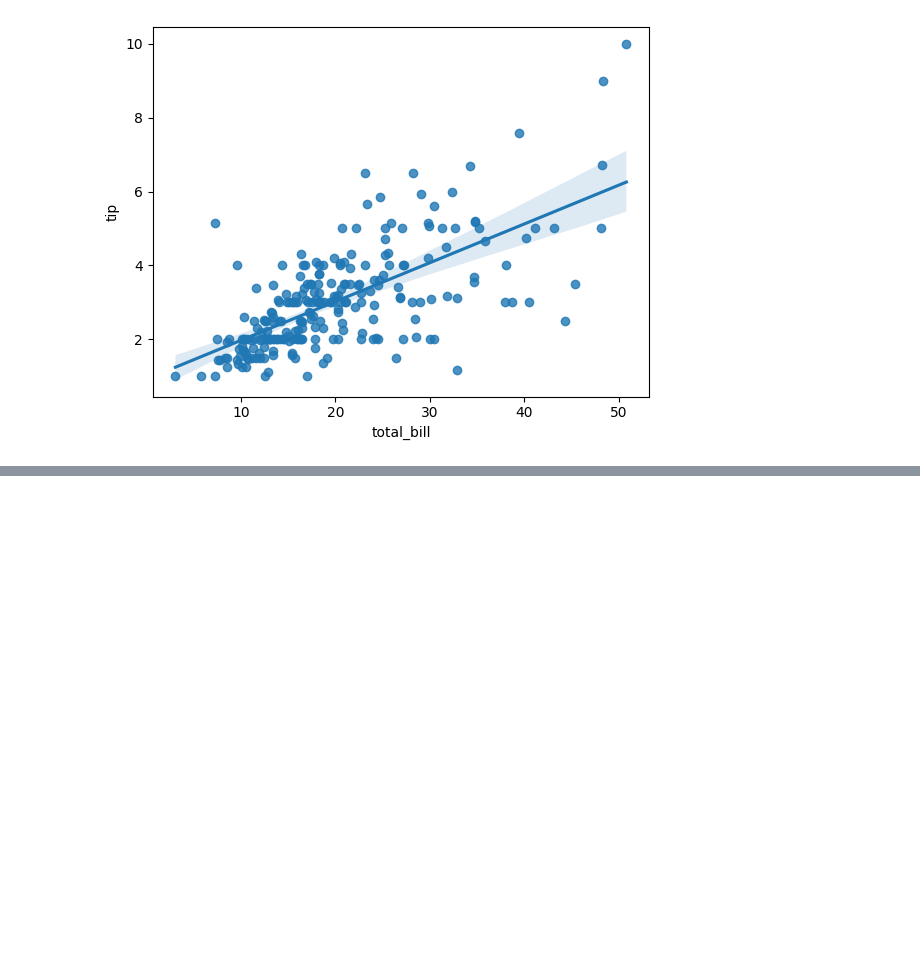
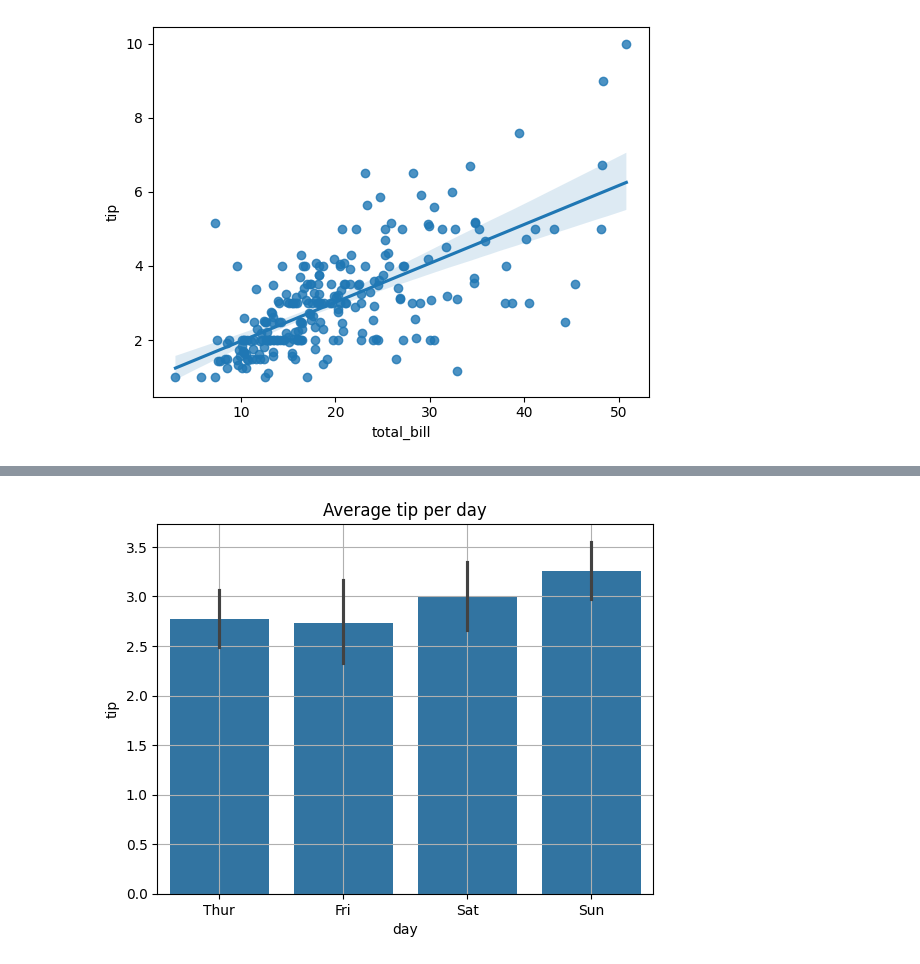
Before and after one commit to yash144-code/daily-python-work, a Jupyter notebook: data_science.ipynb, the cells around one changed output, grey strips where cells are left out. Saved outputs shown, nothing was run; the diff lists cells and outputs as text; code cells hidden in the pictures; blank space fills up the shorter version.

```diff
--- a/data_science.ipynb
+++ b/data_science.ipynb
@@ -2495,0 +2526,11 @@ plt.show()
+# %%
+import matplotlib.pyplot as plt
+import seaborn as sns
+
+df = sns.load_dataset("tips")
+sns.barplot(data = df, x = "day", y= "tip")     # it shows average of tip on each day
+plt.title("Average tip per day")
+plt.grid(True)
+plt.show()
+# %% [output]
+[figure, added]
```
Also changed, not shown: parts of 14 cells of this notebook.
